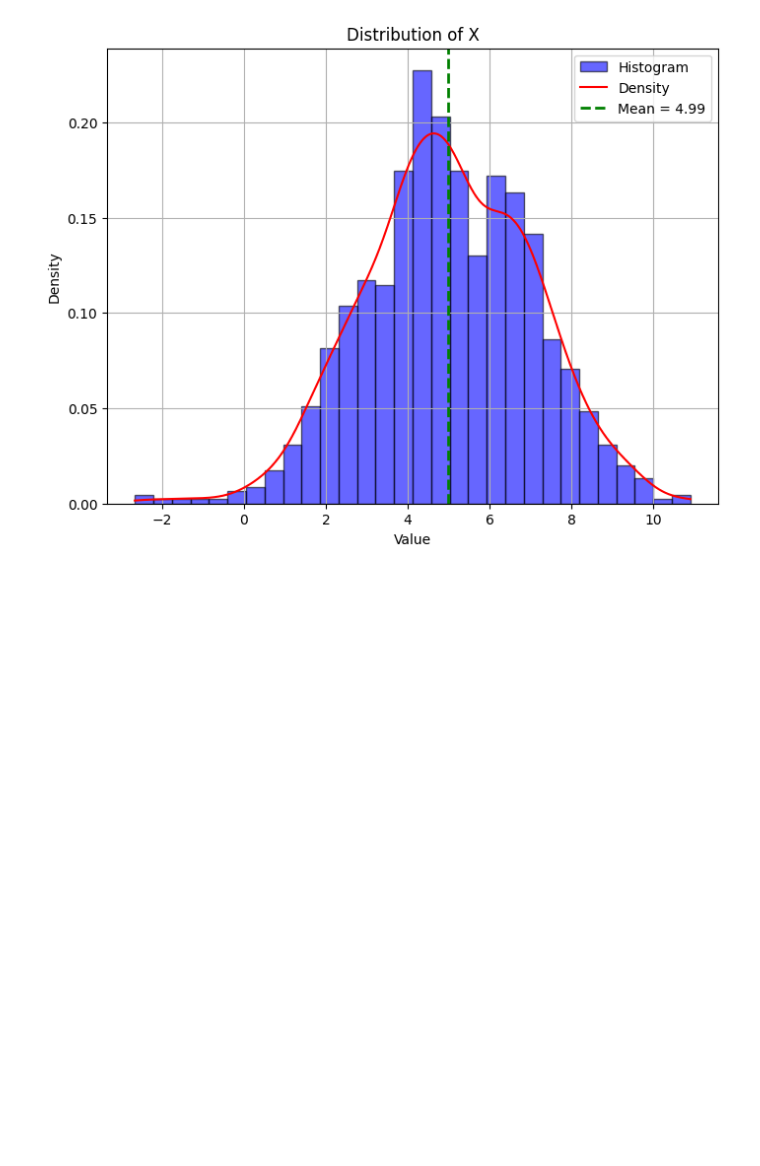
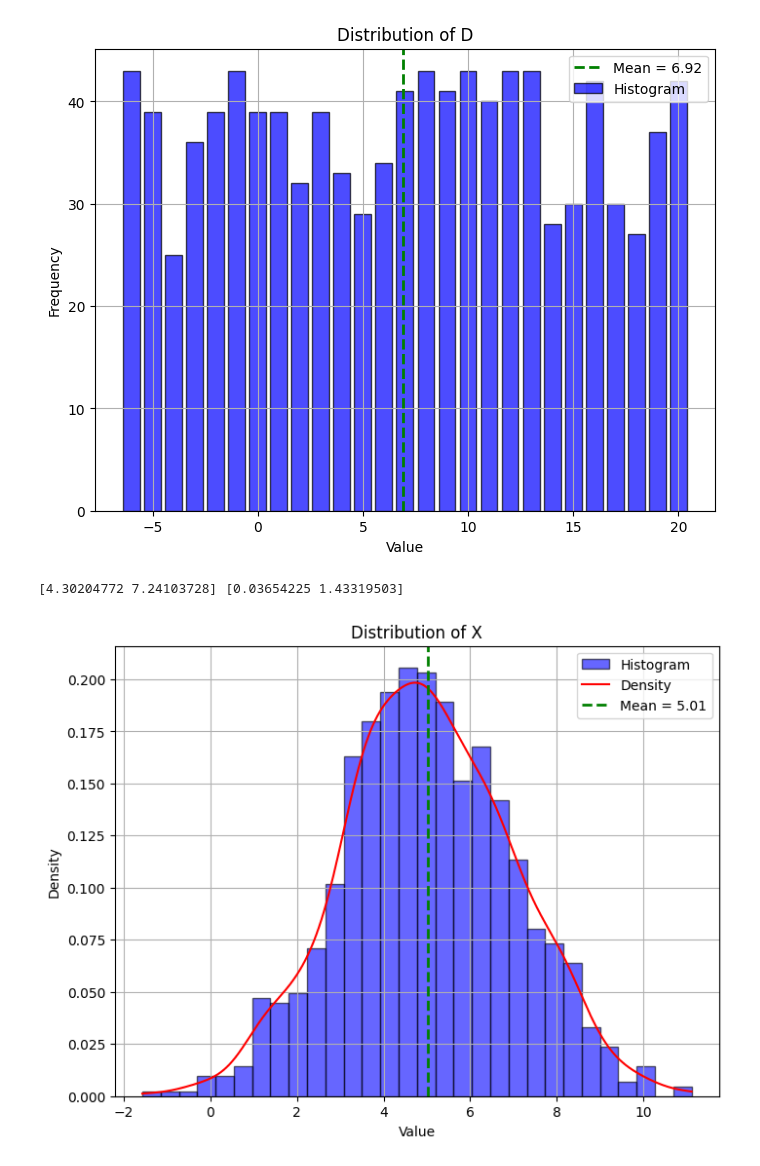
Before and after one commit to FrederikDanielsen/probpy, a Jupyter notebook: examples/demo.ipynb, the cells around one changed output. Drawn from its saved outputs; the diff is of its cells as text; code cells hidden in the pictures; blank space fills up the shorter version.

Commit message:
Added random seed option and fixed plotting of discrete variables

```diff
--- a/examples/demo.ipynb
+++ b/examples/demo.ipynb
@@ -9,13 +10,22 @@ from probpy.plots import plot_distribution, plot_dependency_graph
 StochasticVariable.delete_all_instances()
+# %%
+D = StochasticVariable(DiscreteUniformDistribution(-6,20), name="D")
+
+plot_distribution(D)
+# %% [output]
+[figure, added]
 # %%
 
 
 X = StochasticVariable(NormalDistribution(5, 2), name="X")
 Y = StochasticVariable(ExponentialDistribution(2), name="Y")
 
+print(X.sample(size=2), Y.sample(size=2))
+
 plot_distribution(X)
 # %% [output]
+[4.30204772 7.24103728] [0.03654225 1.43319503]
-[figure, old version]
+[figure, new version]
 # %%
 
 Z = X + Y
```
Also changed, not shown: parts of 6 cells of this notebook, 4 other files.
